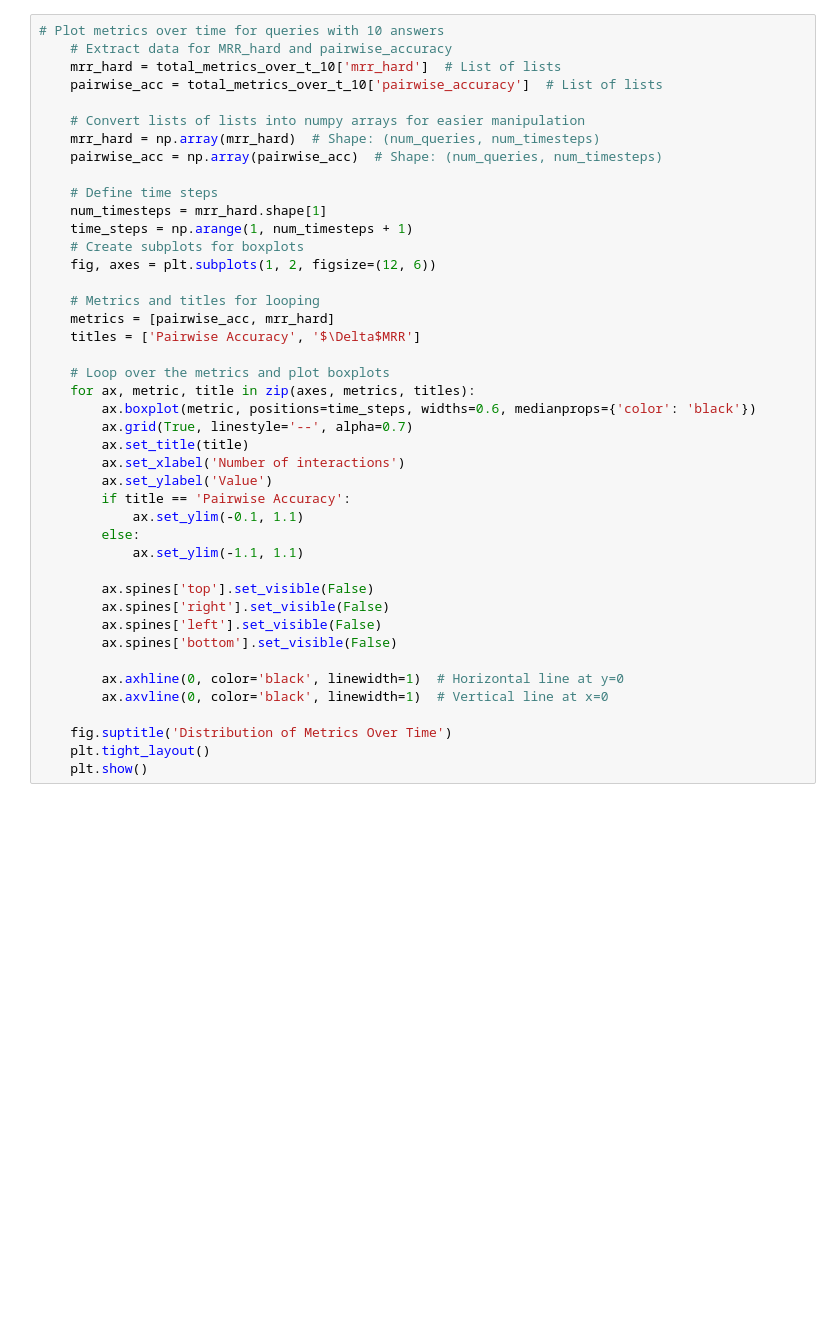
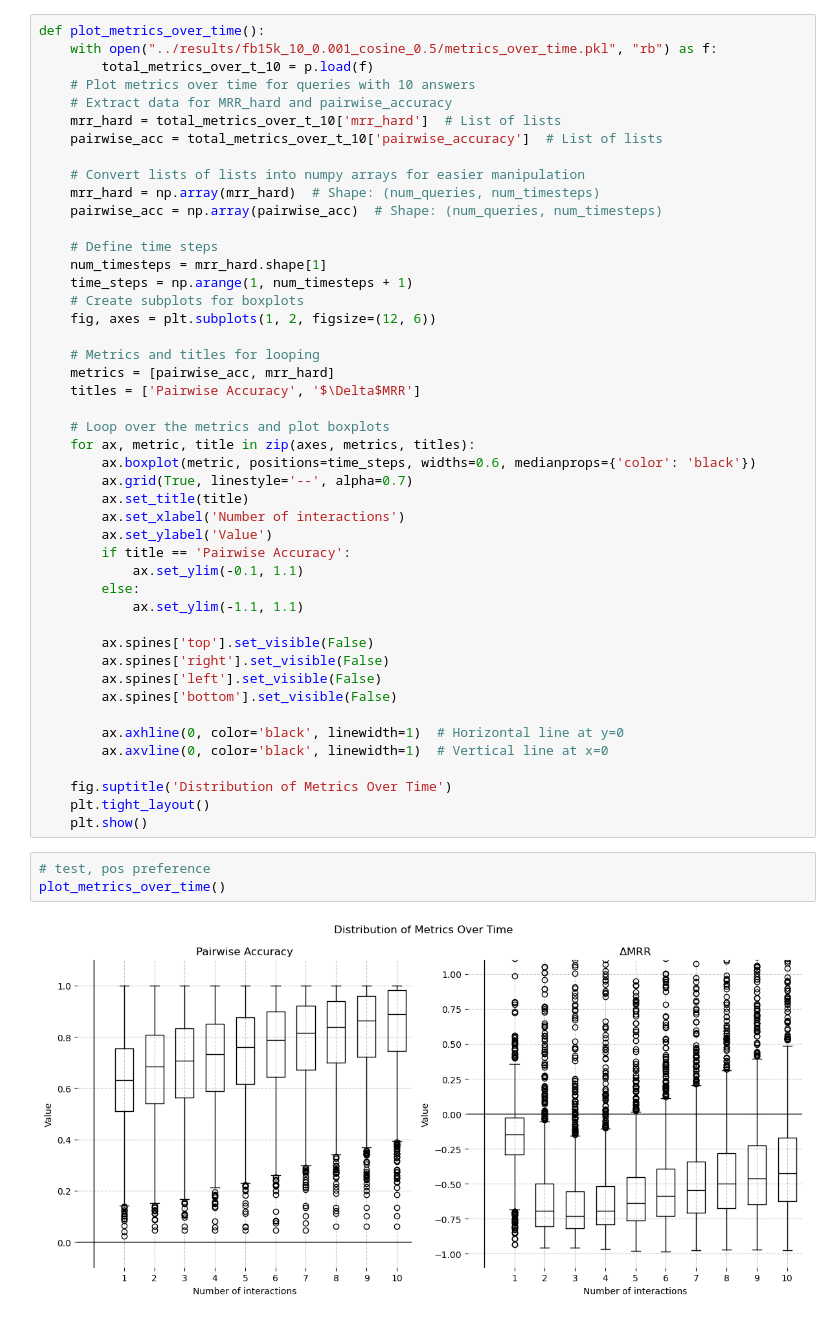
Before and after one commit to dfdazac/nqr, a Jupyter notebook: notebooks/00-metrics-over-time-analysis.ipynb, the cells around one changed output. Drawn from its saved outputs; the diff is of its cells as text; blank space fills up the shorter version.

```diff
--- a/notebooks/00-metrics-over-time-analysis.ipynb
+++ b/notebooks/00-metrics-over-time-analysis.ipynb
@@ -3,5 +5,8 @@ import matplotlib.pyplot as plt
 # %%
-# Plot metrics over time for queries with 10 answers
+def plot_metrics_over_time():
+    with open("../results/fb15k_10_0.001_cosine_0.5/metrics_over_time.pkl", "rb") as f:
+        total_metrics_over_t_10 = p.load(f)
+    # Plot metrics over time for queries with 10 answers
     # Extract data for MRR_hard and pairwise_accuracy
     mrr_hard = total_metrics_over_t_10['mrr_hard']  # List of lists
     pairwise_acc = total_metrics_over_t_10['pairwise_accuracy']  # List of lists
@@ -43,3 +48,8 @@ import matplotlib.pyplot as plt
     fig.suptitle('Distribution of Metrics Over Time')
     plt.tight_layout()
     plt.show()
+# %%
+# test, pos preference
+plot_metrics_over_time()
+# %% [output]
+[figure, added]
```
Also changed, not shown: parts of 2 cells of this notebook, 1 other file.
